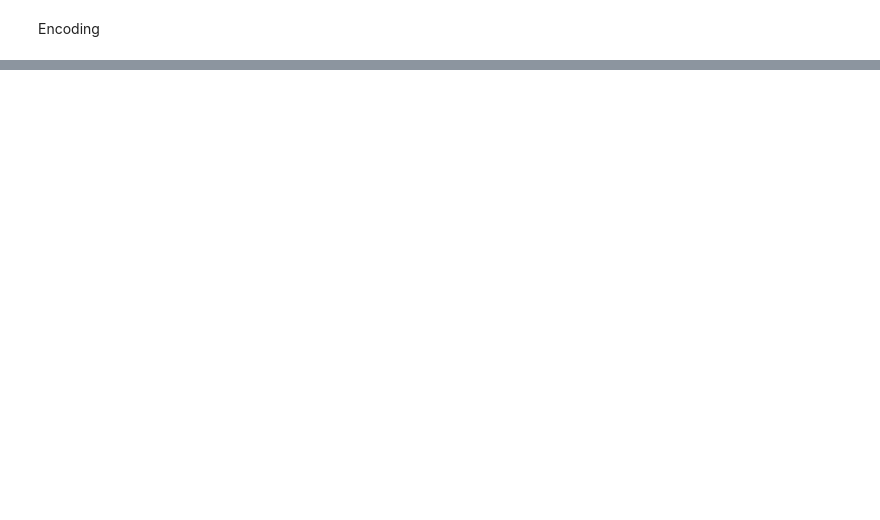
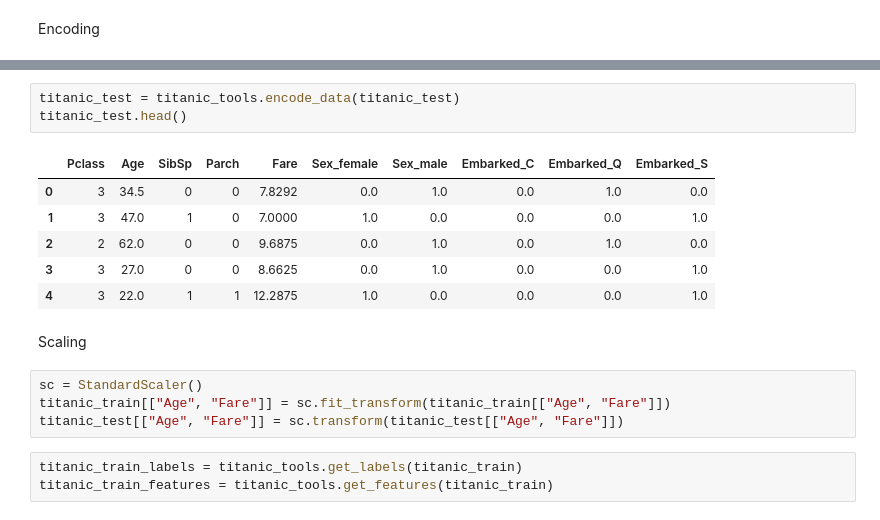
Before and after one commit to kamil2789/ml-learn, a Jupyter notebook: projects/titanic/titanic.ipynb, the cells around one changed output, grey strips where cells are left out. Cells and saved outputs as stored; diff of their text form; blank space fills up the shorter version.

```diff
--- a/projects/titanic/titanic.ipynb
+++ b/projects/titanic/titanic.ipynb
@@ -113,0 +157,19 @@ Encoding
+# %%
+titanic_test = titanic_tools.encode_data(titanic_test)
+titanic_test.head()
+# %% [output]
+|  | Pclass | Age | SibSp | Parch | Fare | Sex_female | Sex_male | Embarked_C | Embarked_Q | Embarked_S |
+| 0 | 3 | 34.5 | 0 | 0 | 7.8292 | 0.0 | 1.0 | 0.0 | 1.0 | 0.0 |
+| 1 | 3 | 47.0 | 1 | 0 | 7.0000 | 1.0 | 0.0 | 0.0 | 0.0 | 1.0 |
+| 2 | 2 | 62.0 | 0 | 0 | 9.6875 | 0.0 | 1.0 | 0.0 | 1.0 | 0.0 |
+| 3 | 3 | 27.0 | 0 | 0 | 8.6625 | 0.0 | 1.0 | 0.0 | 0.0 | 1.0 |
+| 4 | 3 | 22.0 | 1 | 1 | 12.2875 | 1.0 | 0.0 | 0.0 | 0.0 | 1.0 |
+# %% [markdown]
+Scaling
+# %%
+sc = StandardScaler()
+titanic_train[["Age", "Fare"]] = sc.fit_transform(titanic_train[["Age", "Fare"]])
+titanic_test[["Age", "Fare"]] = sc.transform(titanic_test[["Age", "Fare"]])
+# %%
+titanic_train_labels = titanic_tools.get_labels(titanic_train)
+titanic_train_features = titanic_tools.get_features(titanic_train)
```
Also changed, not shown: parts of 40 cells of this notebook, 2 other files.
